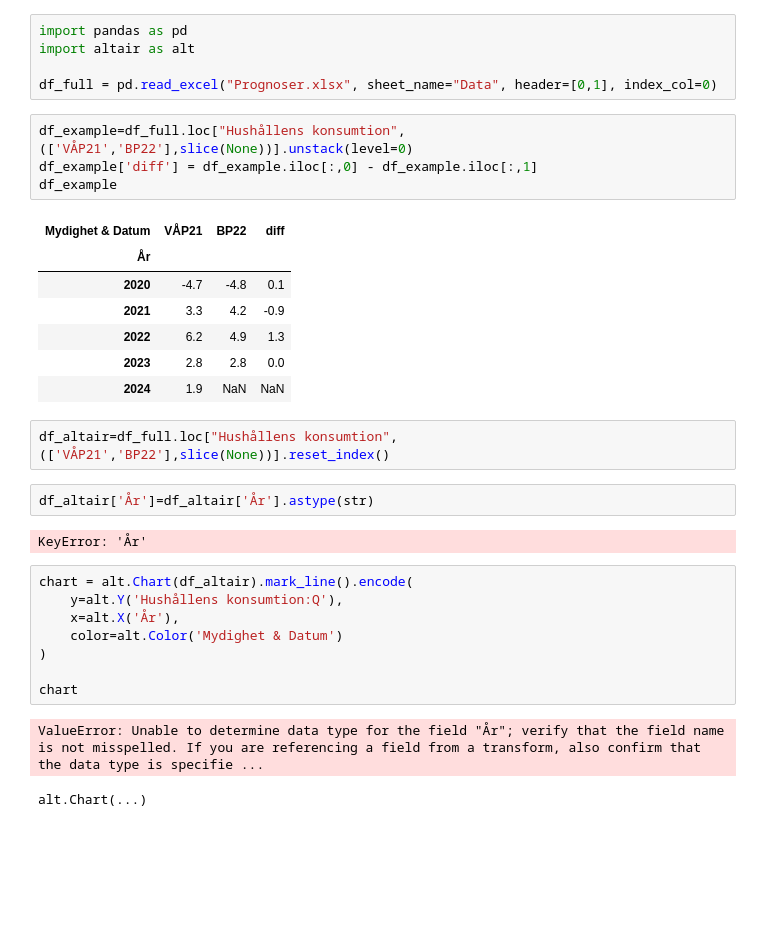
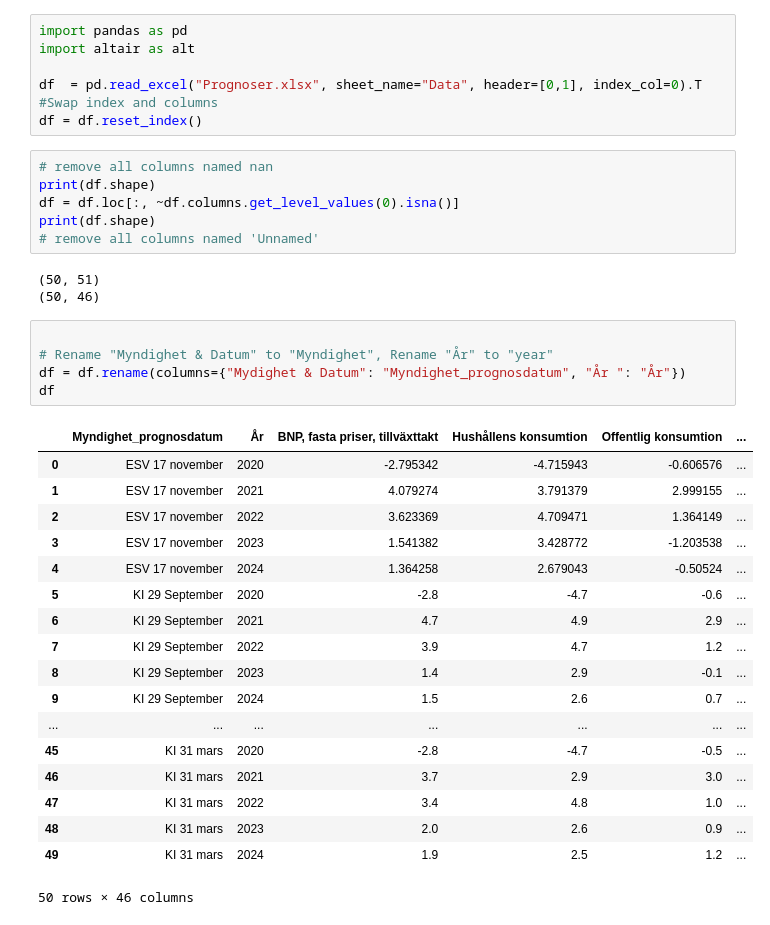
Before and after one commit to hwur/gdp-dashboard, a Jupyter notebook: test.ipynb, the cells around one changed output. Cells and saved outputs as stored; diff of their text form; blank space fills up the shorter version.

```diff
--- a/test.ipynb
+++ b/test.ipynb
@@ -2,33 +2,39 @@
 import pandas as pd
 import altair as alt
 
-df_full = pd.read_excel("Prognoser.xlsx", sheet_name="Data", header=[0,1], index_col=0)
+df  = pd.read_excel("Prognoser.xlsx", sheet_name="Data", header=[0,1], index_col=0).T
+#Swap index and columns
+df = df.reset_index()
-# %%
-df_example=df_full.loc["Hushållens konsumtion",(['VÅP21','BP22'],slice(None))].unstack(level=0)
-df_example['diff'] = df_example.iloc[:,0] - df_example.iloc[:,1]
-df_example
-# %% [output]
-| Mydighet & Datum | VÅP21 | BP22 | diff |
-| År |  |  |  |
-| 2020 | -4.7 | -4.8 | 0.1 |
-| 2021 | 3.3 | 4.2 | -0.9 |
-| 2022 | 6.2 | 4.9 | 1.3 |
-| 2023 | 2.8 | 2.8 | 0.0 |
-| 2024 | 1.9 | NaN | NaN |
-# %%
-df_altair=df_full.loc["Hushållens konsumtion",(['VÅP21','BP22'],slice(None))].reset_index()
-# %%
-df_altair['År']=df_altair['År'].astype(str)
-# %% [output]
-KeyError: 'År'
-# %%
-chart = alt.Chart(df_altair).mark_line().encode(
-    y=alt.Y('Hushållens konsumtion:Q'),
-    x=alt.X('År'),
-    color=alt.Color('Mydighet & Datum')
-)
-
-chart
-# %% [output]
-ValueError: Unable to determine data type for the field "År"; verify that the field name is not misspelled. If you are referencing a field from a transform, also confirm that the data type is specifie ...
-alt.Chart(...)
+# %%
+# remove all columns named nan
+print(df.shape)
+df = df.loc[:, ~df.columns.get_level_values(0).isna()]
+print(df.shape)
+# remove all columns named 'Unnamed'
+# %% [output]
+(50, 51)
+(50, 46)
+# %%
+
+# Rename "Myndighet & Datum" to "Myndighet", Rename "År" to "year"
+df = df.rename(columns={"Mydighet & Datum": "Myndighet_prognosdatum", "År ": "År"})
+df
+# %% [output]
+|  | Myndighet_prognosdatum | År | BNP, fasta priser, tillväxttakt | Hushållens konsumtion | Offentlig konsumtion | ... |
+| 0 | ESV 17 november | 2020 | -2.795342 | -4.715943 | -0.606576 | ... |
+| 1 | ESV 17 november | 2021 | 4.079274 | 3.791379 | 2.999155 | ... |
+| 2 | ESV 17 november | 2022 | 3.623369 | 4.709471 | 1.364149 | ... |
+| 3 | ESV 17 november | 2023 | 1.541382 | 3.428772 | -1.203538 | ... |
+| 4 | ESV 17 november | 2024 | 1.364258 | 2.679043 | -0.50524 | ... |
+| 5 | KI 29 September | 2020 | -2.8 | -4.7 | -0.6 | ... |
+| 6 | KI 29 September | 2021 | 4.7 | 4.9 | 2.9 | ... |
+| 7 | KI 29 September | 2022 | 3.9 | 4.7 | 1.2 | ... |
+| 8 | KI 29 September | 2023 | 1.4 | 2.9 | -0.1 | ... |
+| 9 | KI 29 September | 2024 | 1.5 | 2.6 | 0.7 | ... |
+| ... | ... | ... | ... | ... | ... | ... |
+| 45 | KI 31 mars | 2020 | -2.8 | -4.7 | -0.5 | ... |
+| 46 | KI 31 mars | 2021 | 3.7 | 2.9 | 3.0 | ... |
+| 47 | KI 31 mars | 2022 | 3.4 | 4.8 | 1.0 | ... |
+| 48 | KI 31 mars | 2023 | 2.0 | 2.6 | 0.9 | ... |
+| 49 | KI 31 mars | 2024 | 1.9 | 2.5 | 1.2 | ... |
+50 rows × 46 columns
```
Also changed, not shown: parts of 4 cells of this notebook.
